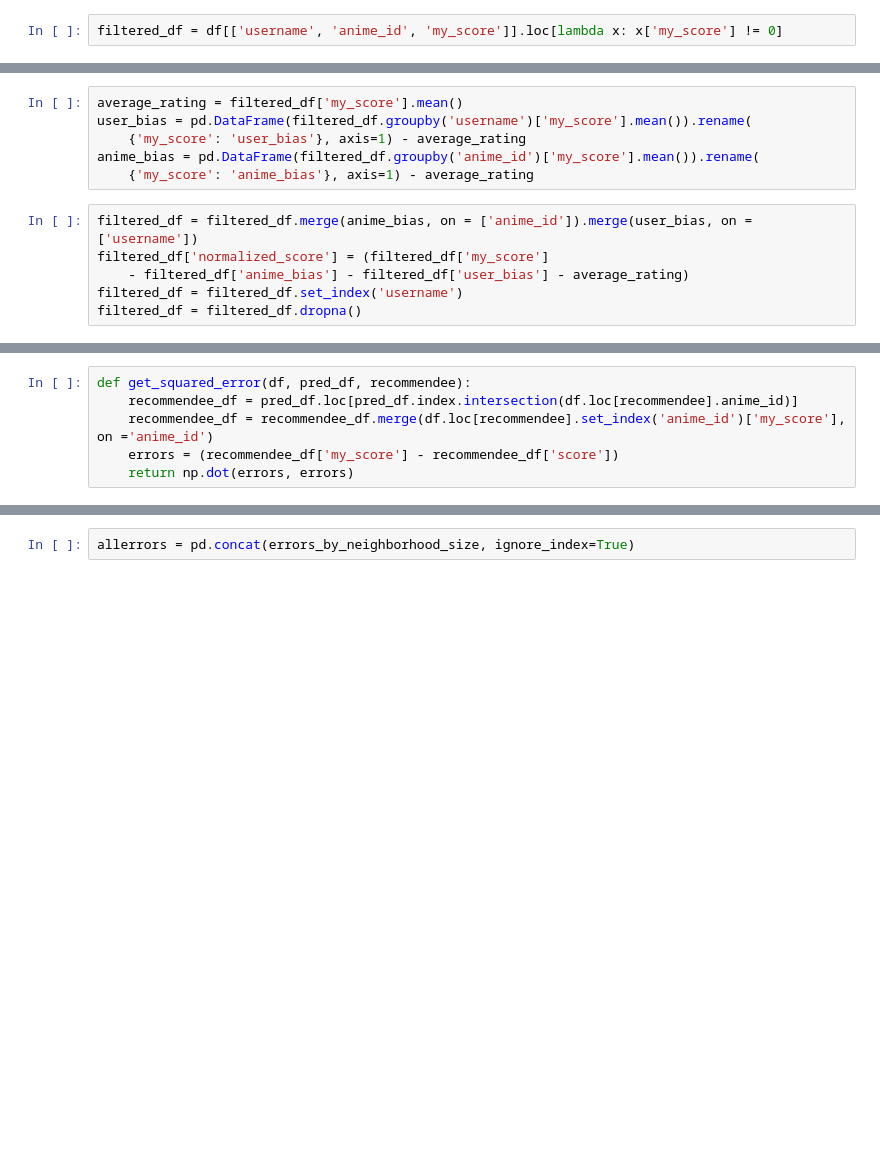
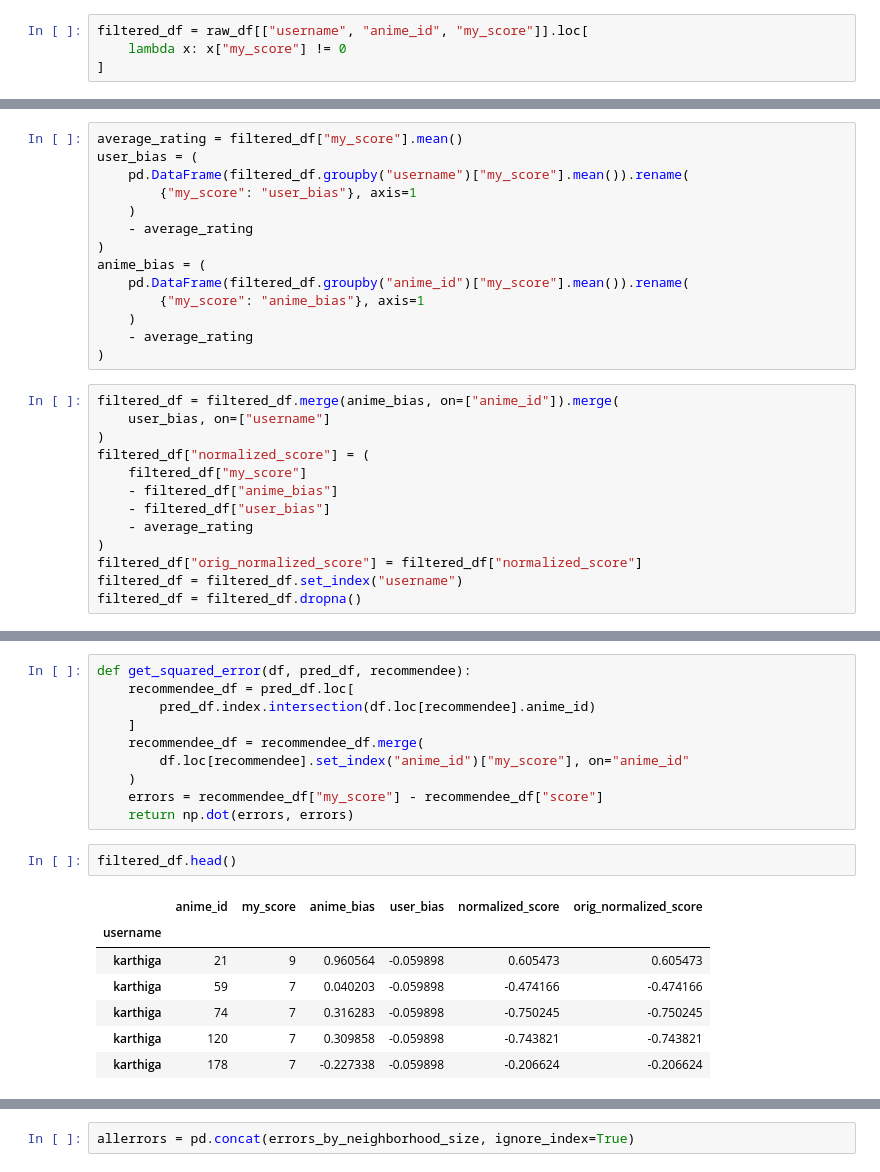
Before and after one commit to Fro116/RecommenderSystem, a Jupyter notebook: UserUserCrossValidation.ipynb, the cells around one changed output, grey strips where cells are left out. Cells and saved outputs as stored; diff of their text form; blank space fills up the shorter version.

```diff
--- a/UserUserCrossValidation.ipynb
+++ b/UserUserCrossValidation.ipynb
@@ -15,5 +17,7 @@ df = pd.read_csv('UserAnimeList.csv')
 # %%
-filtered_df = df[['username', 'anime_id', 'my_score']].loc[lambda x: x['my_score'] != 0]
+filtered_df = raw_df[["username", "anime_id", "my_score"]].loc[
+    lambda x: x["my_score"] != 0
+]
 # %%
 def read_xml(file, username):
     import xml.etree.ElementTree as ET
@@ -47,14 +52,29 @@ filtered_df = add_user(filtered_df, 'user_profiles/Fro116.xml', 'Fro116')
 # %%
-average_rating = filtered_df['my_score'].mean()
-user_bias = pd.DataFrame(filtered_df.groupby('username')['my_score'].mean()).rename(
-    {'my_score': 'user_bias'}, axis=1) - average_rating
-anime_bias = pd.DataFrame(filtered_df.groupby('anime_id')['my_score'].mean()).rename(
-    {'my_score': 'anime_bias'}, axis=1) - average_rating
+average_rating = filtered_df["my_score"].mean()
+user_bias = (
+    pd.DataFrame(filtered_df.groupby("username")["my_score"].mean()).rename(
+        {"my_score": "user_bias"}, axis=1
+    )
+    - average_rating
+)
+anime_bias = (
+    pd.DataFrame(filtered_df.groupby("anime_id")["my_score"].mean()).rename(
+        {"my_score": "anime_bias"}, axis=1
+    )
+    - average_rating
+)
 # %%
-filtered_df = filtered_df.merge(anime_bias, on = ['anime_id']).merge(user_bias, on = ['username'])
-filtered_df['normalized_score'] = (filtered_df['my_score']
-    - filtered_df['anime_bias'] - filtered_df['user_bias'] - average_rating)
-filtered_df = filtered_df.set_index('username')
+filtered_df = filtered_df.merge(anime_bias, on=["anime_id"]).merge(
+    user_bias, on=["username"]
+)
+filtered_df["normalized_score"] = (
+    filtered_df["my_score"]
+    - filtered_df["anime_bias"]
+    - filtered_df["user_bias"]
+    - average_rating
+)
+filtered_df["orig_normalized_score"] = filtered_df["normalized_score"]
+filtered_df = filtered_df.set_index("username")
 filtered_df = filtered_df.dropna()
 # %%
 def prepare_prediction(recommendee, neighborhood):
@@ -77,8 +102,22 @@ def get_correlation(df, recommendee):
     return adj_cos_corrs
 # %%
 def get_squared_error(df, pred_df, recommendee):
-    recommendee_df = pred_df.loc[pred_df.index.intersection(df.loc[recommendee].anime_id)]
-    recommendee_df = recommendee_df.merge(df.loc[recommendee].set_index('anime_id')['my_score'], on ='anime_id')
-    errors = (recommendee_df['my_score'] - recommendee_df['score'])
+    recommendee_df = pred_df.loc[
+        pred_df.index.intersection(df.loc[recommendee].anime_id)
+    ]
+    recommendee_df = recommendee_df.merge(
+        df.loc[recommendee].set_index("anime_id")["my_score"], on="anime_id"
+    )
+    errors = recommendee_df["my_score"] - recommendee_df["score"]
     return np.dot(errors, errors)
+# %%
+filtered_df.head()
+# %% [output]
+|  | anime_id | my_score | anime_bias | user_bias | normalized_score | orig_normalized_score |
+| username |  |  |  |  |  |  |
+| karthiga | 21 | 9 | 0.960564 | -0.059898 | 0.605473 | 0.605473 |
+| karthiga | 59 | 7 | 0.040203 | -0.059898 | -0.474166 | -0.474166 |
+| karthiga | 74 | 7 | 0.316283 | -0.059898 | -0.750245 | -0.750245 |
+| karthiga | 120 | 7 | 0.309858 | -0.059898 | -0.743821 | -0.743821 |
+| karthiga | 178 | 7 | -0.227338 | -0.059898 | -0.206624 | -0.206624 |
 # %%
```
Also changed, not shown: parts of 15 cells of this notebook, 4 other files.
